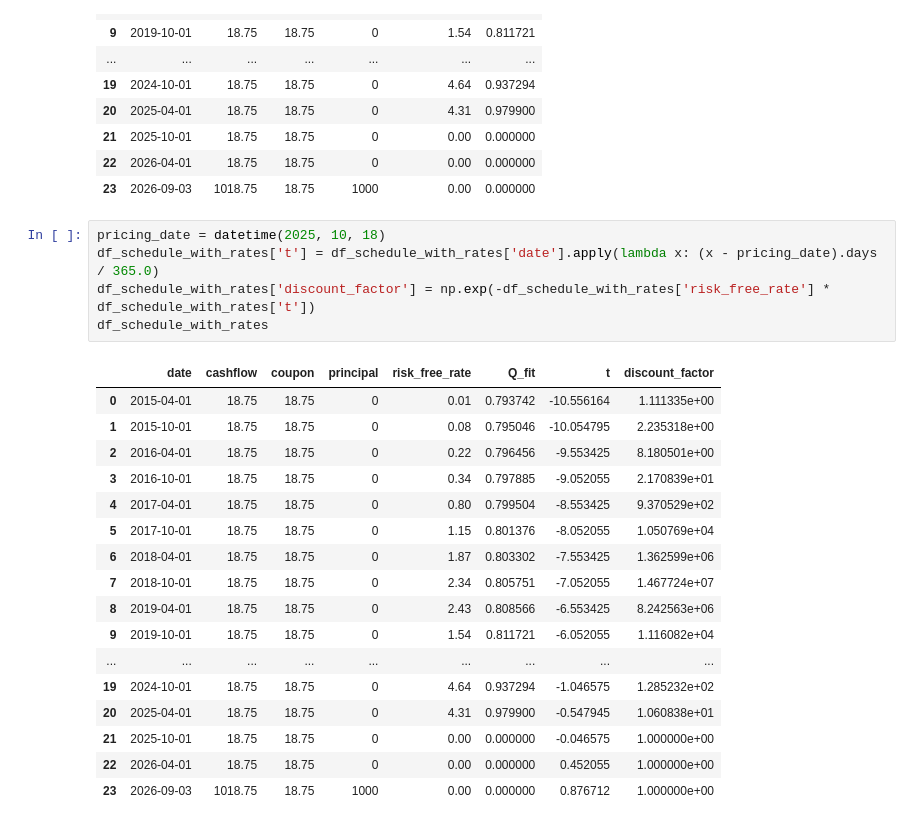
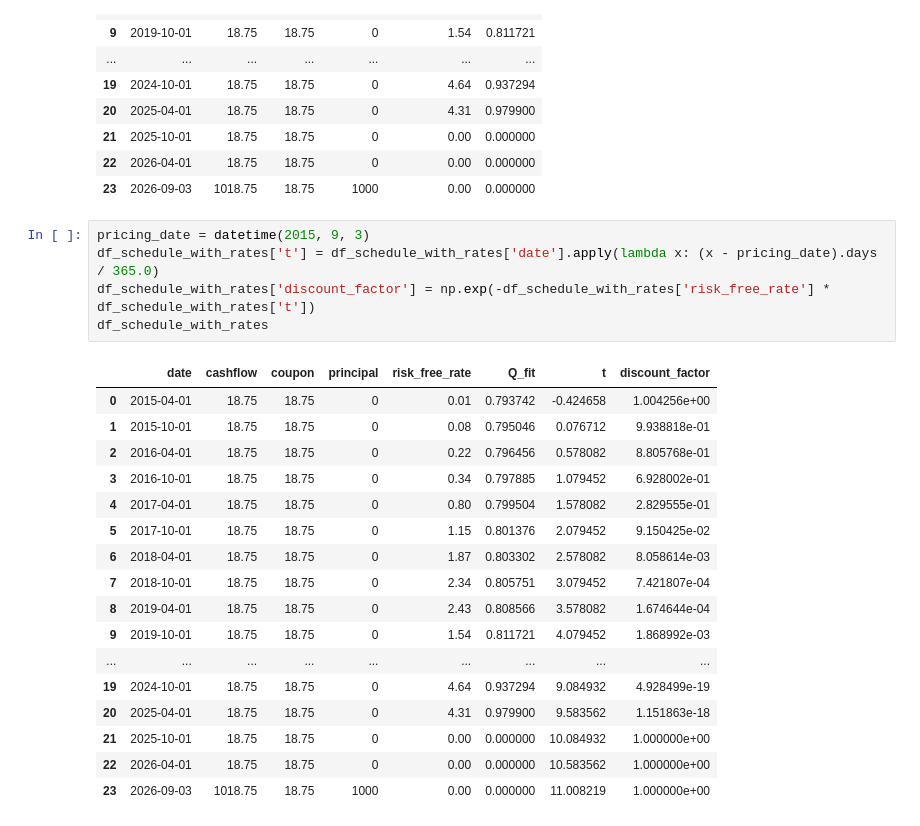
Before and after one commit to Quant-Liam/FE800-Research, a Jupyter notebook: FA800 ProjectDraft.ipynb, the cells around one changed output. Drawn from its saved outputs; the diff is of its cells as text.

Commit message:
Risk pricing framework

```diff
--- a/FA800 ProjectDraft.ipynb
+++ b/FA800 ProjectDraft.ipynb
@@ -333,28 +333,28 @@ df_schedule_with_rates#.to_clipboard()
 | 22 | 2026-04-01 | 18.75 | 18.75 | 0 | 0.00 | 0.000000 |
 | 23 | 2026-09-03 | 1018.75 | 18.75 | 1000 | 0.00 | 0.000000 |
 # %%
-pricing_date = datetime(2025, 10, 18)
+pricing_date = datetime(2015, 9, 3)
 df_schedule_with_rates['t'] = df_schedule_with_rates['date'].apply(lambda x: (x - pricing_date).days / 365.0)
 df_schedule_with_rates['discount_factor'] = np.exp(-df_schedule_with_rates['risk_free_rate'] * df_schedule_with_rates['t'])
 df_schedule_with_rates
 # %% [output]
 |  | date | cashflow | coupon | principal | risk_free_rate | Q_fit | t | discount_factor |
-| 0 | 2015-04-01 | 18.75 | 18.75 | 0 | 0.01 | 0.793742 | -10.556164 | 1.111335e+00 |
-| 1 | 2015-10-01 | 18.75 | 18.75 | 0 | 0.08 | 0.795046 | -10.054795 | 2.235318e+00 |
-| 2 | 2016-04-01 | 18.75 | 18.75 | 0 | 0.22 | 0.796456 | -9.553425 | 8.180501e+00 |
-| 3 | 2016-10-01 | 18.75 | 18.75 | 0 | 0.34 | 0.797885 | -9.052055 | 2.170839e+01 |
-| 4 | 2017-04-01 | 18.75 | 18.75 | 0 | 0.80 | 0.799504 | -8.553425 | 9.370529e+02 |
-| 5 | 2017-10-01 | 18.75 | 18.75 | 0 | 1.15 | 0.801376 | -8.052055 | 1.050769e+04 |
-| 6 | 2018-04-01 | 18.75 | 18.75 | 0 | 1.87 | 0.803302 | -7.553425 | 1.362599e+06 |
-| 7 | 2018-10-01 | 18.75 | 18.75 | 0 | 2.34 | 0.805751 | -7.052055 | 1.467724e+07 |
-| 8 | 2019-04-01 | 18.75 | 18.75 | 0 | 2.43 | 0.808566 | -6.553425 | 8.242563e+06 |
-| 9 | 2019-10-01 | 18.75 | 18.75 | 0 | 1.54 | 0.811721 | -6.052055 | 1.116082e+04 |
+| 0 | 2015-04-01 | 18.75 | 18.75 | 0 | 0.01 | 0.793742 | -0.424658 | 1.004256e+00 |
+| 1 | 2015-10-01 | 18.75 | 18.75 | 0 | 0.08 | 0.795046 | 0.076712 | 9.938818e-01 |
+| 2 | 2016-04-01 | 18.75 | 18.75 | 0 | 0.22 | 0.796456 | 0.578082 | 8.805768e-01 |
+| 3 | 2016-10-01 | 18.75 | 18.75 | 0 | 0.34 | 0.797885 | 1.079452 | 6.928002e-01 |
+| 4 | 2017-04-01 | 18.75 | 18.75 | 0 | 0.80 | 0.799504 | 1.578082 | 2.829555e-01 |
+| 5 | 2017-10-01 | 18.75 | 18.75 | 0 | 1.15 | 0.801376 | 2.079452 | 9.150425e-02 |
+| 6 | 2018-04-01 | 18.75 | 18.75 | 0 | 1.87 | 0.803302 | 2.578082 | 8.058614e-03 |
+| 7 | 2018-10-01 | 18.75 | 18.75 | 0 | 2.34 | 0.805751 | 3.079452 | 7.421807e-04 |
+| 8 | 2019-04-01 | 18.75 | 18.75 | 0 | 2.43 | 0.808566 | 3.578082 | 1.674644e-04 |
+| 9 | 2019-10-01 | 18.75 | 18.75 | 0 | 1.54 | 0.811721 | 4.079452 | 1.868992e-03 |
 | ... | ... | ... | ... | ... | ... | ... | ... | ... |
-| 19 | 2024-10-01 | 18.75 | 18.75 | 0 | 4.64 | 0.937294 | -1.046575 | 1.285232e+02 |
-| 20 | 2025-04-01 | 18.75 | 18.75 | 0 | 4.31 | 0.979900 | -0.547945 | 1.060838e+01 |
-| 21 | 2025-10-01 | 18.75 | 18.75 | 0 | 0.00 | 0.000000 | -0.046575 | 1.000000e+00 |
-| 22 | 2026-04-01 | 18.75 | 18.75 | 0 | 0.00 | 0.000000 | 0.452055 | 1.000000e+00 |
-| 23 | 2026-09-03 | 1018.75 | 18.75 | 1000 | 0.00 | 0.000000 | 0.876712 | 1.000000e+00 |
+| 19 | 2024-10-01 | 18.75 | 18.75 | 0 | 4.64 | 0.937294 | 9.084932 | 4.928499e-19 |
+| 20 | 2025-04-01 | 18.75 | 18.75 | 0 | 4.31 | 0.979900 | 9.583562 | 1.151863e-18 |
+| 21 | 2025-10-01 | 18.75 | 18.75 | 0 | 0.00 | 0.000000 | 10.084932 | 1.000000e+00 |
+| 22 | 2026-04-01 | 18.75 | 18.75 | 0 | 0.00 | 0.000000 | 10.583562 | 1.000000e+00 |
+| 23 | 2026-09-03 | 1018.75 | 18.75 | 1000 | 0.00 | 0.000000 | 11.008219 | 1.000000e+00 |
 # %%
 # Fix the pricing loop
 df_schedule_with_rates['PV'] = 0.0
```
Also changed, not shown: parts of 2 cells of this notebook.
